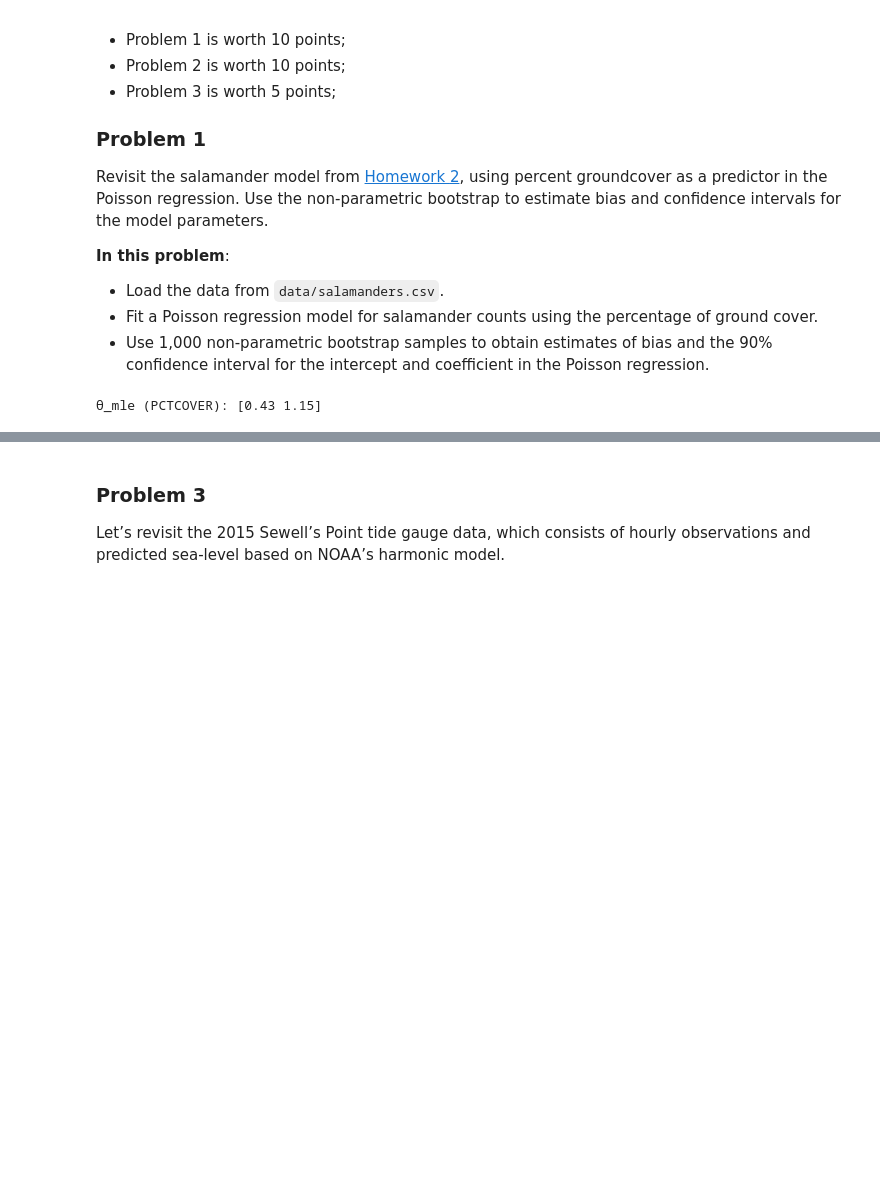
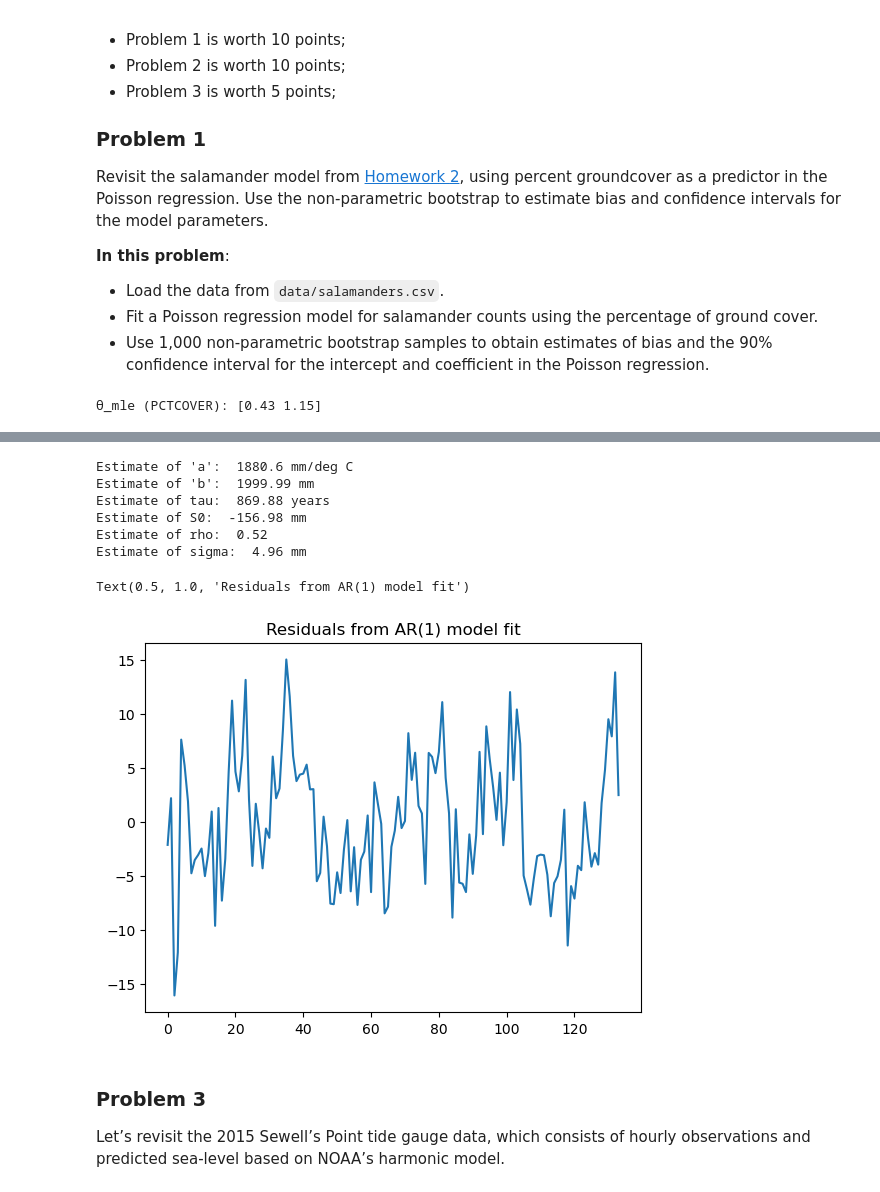
Before and after one commit to BEE4850-SP25/hw04-christinemswanson, a Jupyter notebook: hw04.ipynb, the cells around one changed output, grey strips where cells are left out. Cells and saved outputs as stored; diff of their text form; code cells hidden in the pictures; blank space fills up the shorter version.

```diff
--- a/hw04.ipynb
+++ b/hw04.ipynb
@@ -260,0 +271,40 @@ bootstrap.
+# %%
+# normalize the data by subtracting off the mean from 1980-1999
+# from HW2
+temp_data["Anomaly_deg_C_normalized"] = temp_data["Anomaly (deg C)"] - \
+    np.mean(temp_data["Anomaly (deg C)"][130:150]) # 1980-1999 indices
+sea_lvl_data["GMSL_mm_normalized"] = sea_lvl_data["GMSL (mm)"] - \
+    np.mean(sea_lvl_data["GMSL (mm)"][100:120]) # 1980-1999 indices
+# %%
+# subset the temp data to years we have sea level data (1880-2013)
+# from HW2
+temp_data = temp_data[(temp_data["Time"] >= 1880) & (temp_data["Time"] <= 2013)]
+
+temp_data = temp_data.reset_index(drop=True) # need to reset the index after filtering the rows
+# %%
+# from HW2
+# function to simulate global mean sea levels under set of model
+# params after discretizing eqns
+
+# create model for sea level based on temp
+def sea_level_model(global_temp, p=(1,1,1,1)): # params = a, b, tau, S0
+
+    # define our unknown param values based on input to function
+    a, b, tau, S0 = p
+
+    dt = 1 # 1 year
+
+    T = global_temp
+
+    S = np.zeros(len(T))
+
+    # initial sea level parameter, S0
+    S[0] = S0
+
+    for i in range(len(T) - 1):
+        S[i+1] = S[i] + ((a * T[i] + b - S[i])/tau)*dt
+    return S
+
+def sea_level_model_wrap(params):
+    return sea_level_model(global_temp=temp_data['Anomaly_deg_C_normalized'],
+                           p=params)
@@ -260,0 +368,23 @@ bootstrap.
+# %%
+# print the parameter estimates from above
+print("Estimate of 'a': ", θ_ar1[0].round(2), "mm/deg C")
+print("Estimate of 'b': ", θ_ar1[1].round(2), "mm")
+print("Estimate of tau: ", θ_ar1[2].round(2), "years")
+print("Estimate of S0: ", θ_ar1[3].round(2), "mm")
+print("Estimate of rho: ", θ_ar1[4].round(2), "") # autoregressive coefficient (unitless)
+print("Estimate of sigma: ", θ_ar1[5].round(2), "mm") # standard deviation of residual
+# %% [output]
+Estimate of 'a':  1880.6 mm/deg C
+Estimate of 'b':  1999.99 mm
+Estimate of tau:  869.88 years
+Estimate of S0:  -156.98 mm
+Estimate of rho:  0.52
+Estimate of sigma:  4.96 mm
+# %%
+# plot the residuals to confirm AR(1) structure
+residuals = sea_lvl_data["GMSL_mm_normalized"] - sea_level_model_wrap(θ_ar1[:4])
+plt.plot(residuals)
+plt.title("Residuals from AR(1) model fit")
+# %% [output]
+Text(0.5, 1.0, 'Residuals from AR(1) model fit')
+[figure, added]
```
Also changed, not shown: parts of 6 cells of this notebook.
